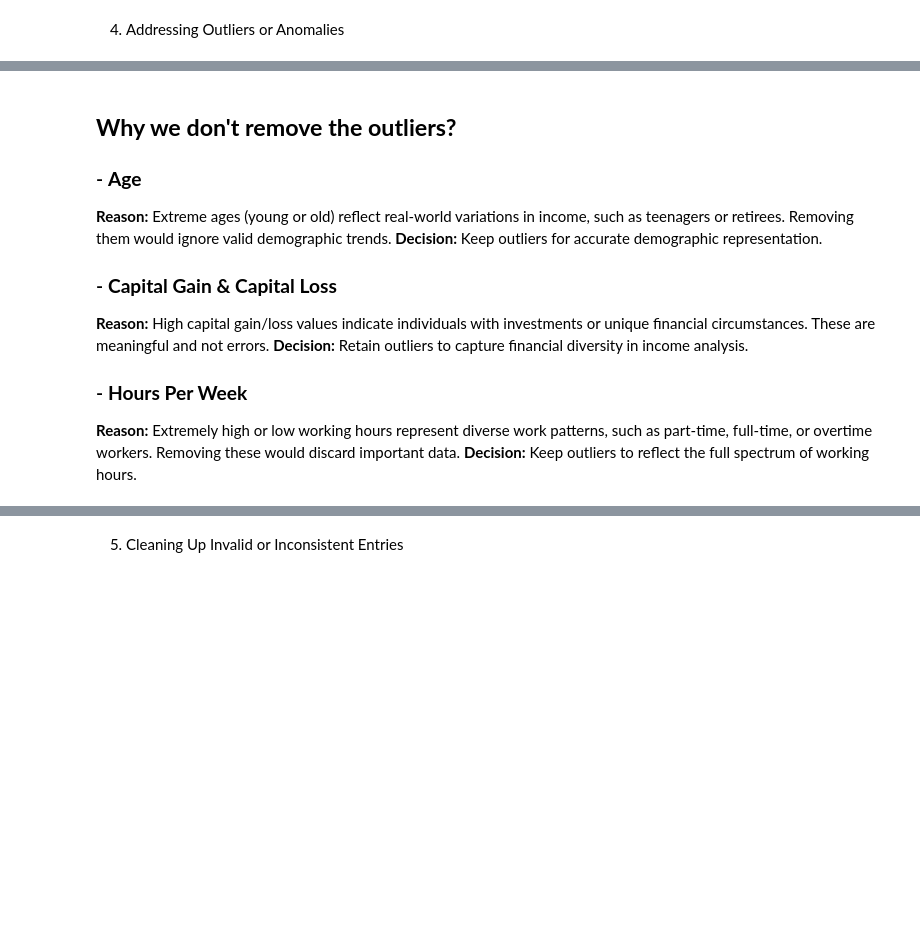
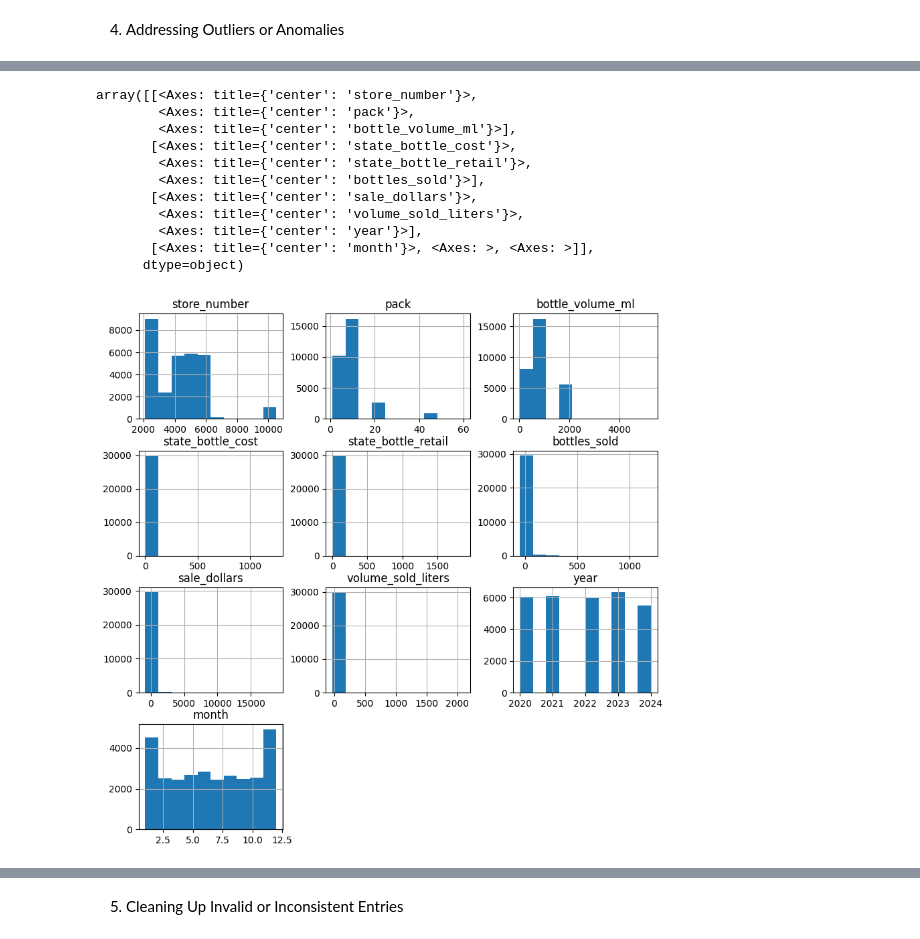
Before and after one commit to shahdhassan4601/Analysing-Census-Adult-Income-Dataset, a Jupyter notebook: CensusAdultIncome(ToolsProject).ipynb, the cells around one changed output, grey strips where cells are left out. Drawn from its saved outputs; the diff is of its cells as text; code cells hidden in the pictures; blank space fills up the shorter version.

```diff
--- a/CensusAdultIncome(ToolsProject).ipynb
+++ b/CensusAdultIncome(ToolsProject).ipynb
@@ -166,0 +376,4 @@ Number of duplicate rows: 0
+# %%
+df['date']= pd.to_datetime(df['date'])
+df['year']=df['date'].dt.year
+df['month']=df['date'].dt.month
@@ -167,17 +382,4 @@ Number of duplicate rows: 0
+# %%
+df.drop(['date','invoice_and_item_number','address','city','zip_code','category','vendor_number','item_number','item_description','volume_sold_gallons'], axis=1 , inplace=True)
 # %% [markdown]
 3. Handling the Data Types
-# %%
-import pandas as pd
-
-# Convert numerical columns explicitly (if necessary)
-numerical_columns = ['age', 'capital_gain', 'capital_loss', 'hours_per_week']
-df[numerical_columns] = df[numerical_columns].apply(pd.to_numeric)
-
-# Convert categorical columns to 'category' type
-categorical_columns = ['workclass', 'education', 'marital_status', 'occupation',
-                       'relationship', 'race', 'sex', 'native_country', 'income_bracket']
-df[categorical_columns] = df[categorical_columns].apply(lambda col: col.astype('category'))
-
-# Verify changes
-print("\nUpdated data types:")
-print(df.dtypes)
@@ -215,0 +386,2 @@ income_bracket: 2 unique values
+# %%
+df['store_number'] = pd.to_numeric(df['store_number'], errors='coerce')
@@ -231,11 +408,15 @@ for col in numerical_cols:
-# %% [markdown]
-## **Why we don't remove the outliers?**
-### - **Age**
-**Reason:** Extreme ages (young or old) reflect real-world variations in income, such as teenagers or retirees. Removing them would ignore valid demographic trends.
-**Decision:** Keep outliers for accurate demographic representation.
-### - **Capital Gain & Capital Loss**
-**Reason:** High capital gain/loss values indicate individuals with investments or unique financial circumstances. These are meaningful and not errors.
-**Decision:** Retain outliers to capture financial diversity in income analysis.
-### - **Hours Per Week**
-**Reason:** Extremely high or low working hours represent diverse work patterns, such as part-time, full-time, or overtime workers. Removing these would discard important data.
-**Decision:** Keep outliers to reflect the full spectrum of working hours.
+# %%
+df.hist(figsize=(10,10))
+# %% [output]
+array([[<Axes: title={'center': 'store_number'}>,
+        <Axes: title={'center': 'pack'}>,
+        <Axes: title={'center': 'bottle_volume_ml'}>],
+       [<Axes: title={'center': 'state_bottle_cost'}>,
+        <Axes: title={'center': 'state_bottle_retail'}>,
+        <Axes: title={'center': 'bottles_sold'}>],
+       [<Axes: title={'center': 'sale_dollars'}>,
+        <Axes: title={'center': 'volume_sold_liters'}>,
+        <Axes: title={'center': 'year'}>],
+       [<Axes: title={'center': 'month'}>, <Axes: >, <Axes: >]],
+      dtype=object)
+[figure, added]
```
Also changed, not shown: parts of 55 cells of this notebook.
